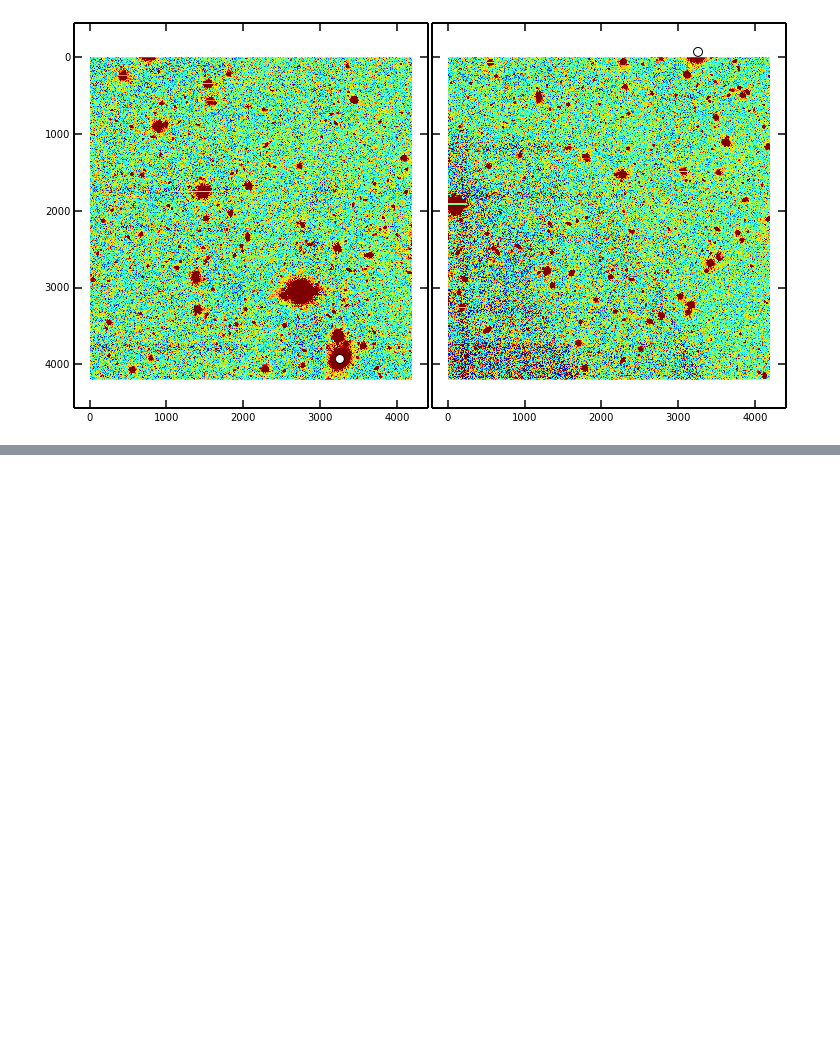
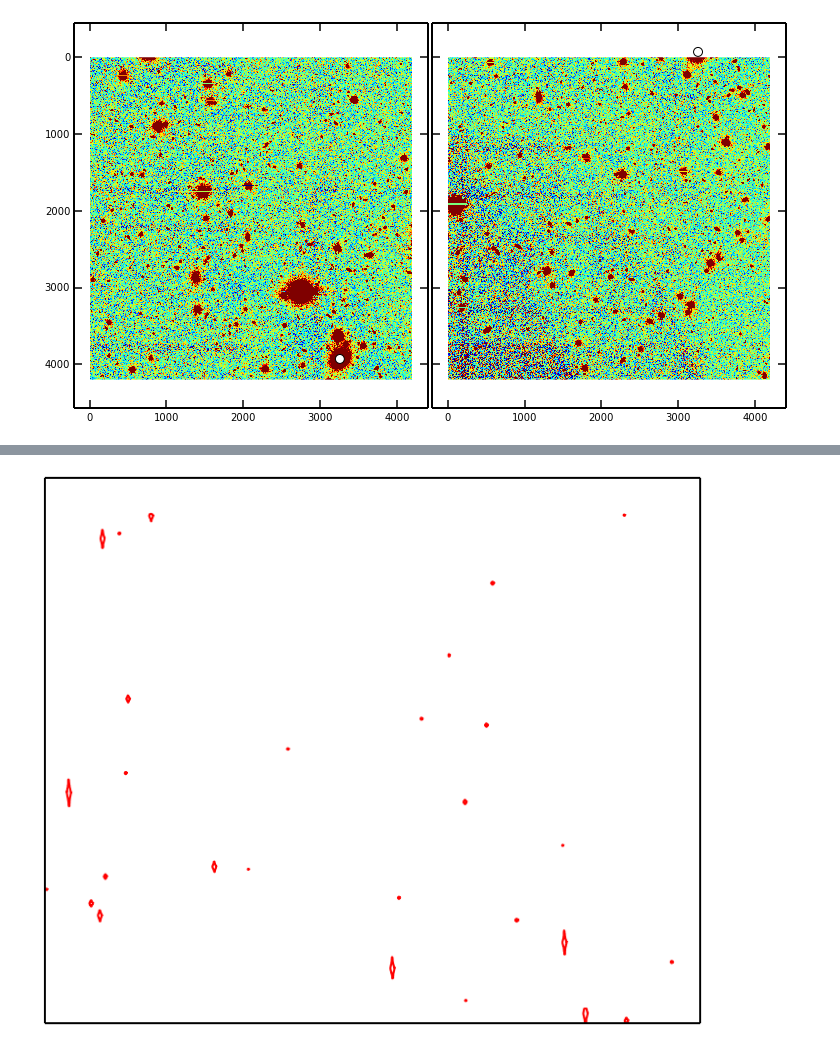
Before and after one commit to johnnygreco/hs_hsc, a Jupyter notebook: py/ipynb/coaddMatchTest.ipynb, the cells around one changed output, grey strips where cells are left out. Drawn from its saved outputs; the diff is of its cells as text; code cells hidden in the pictures; blank space fills up the shorter version.

```diff
--- a/py/ipynb/coaddMatchTest.ipynb
+++ b/py/ipynb/coaddMatchTest.ipynb
@@ -463,0 +488,8 @@ fig.subplots_adjust(bottom=0.1, right=0.95, top=0.99, wspace=0.01)
+# %%
+rootDir = '/lustre/Subaru/SSP/rerun/yasuda/SSP3.4.1_cosmos_setWeight/'
+tract   = 0
+patch   = '7,1'
+filter  = 'HSC-R'
+file    = rootDir + 'deepCoadd/' + filter + '/' + str(tract) + '/' + patch + '.fits'
+import os
+os.path.isfile(file)
@@ -463,0 +553,29 @@ fig.subplots_adjust(bottom=0.1, right=0.95, top=0.99, wspace=0.01)
+# %%
+butler = dafPersist.Butler(rootDir)
+calExp = butler.get('deepCoadd', tract=tract, patch=patch, filter=filter, immediate=True)
+mskImg = calExp.getMaskedImage().getMask()
+noData = copy.deepcopy(mskImg)
+noData &= noData.getPlaneBitMask('NO_DATA')
+noDataArr = noData.getArray()
+noDataArr = np.lib.pad(noDataArr, ((1, 1), (1, 1)), 'constant', constant_values=0)
+# %%
+contoursAll = find_contours(noDataArr, 0)
+# %%
+fig, ax = plt.subplots()
+#ax.imshow(noDataArr, interpolation='nearest', cmap=plt.cm.gray)
+for n, contour in enumerate(contoursAll):
+    contourCoords = approximate_polygon(contour, tolerance=4)
+    if len(contourCoords) > 3:
+        maskLine = LineString(contourCoords)
+        if maskLine.is_valid:
+            poly = Polygon(contour)
+            bounds = poly.boundary
+            x, y = bounds.xy
+            ax.plot(x, y, linewidth=2, color='r')
+            #print poly.area
+
+ax.set_xticks([])
+ax.set_yticks([])
+plt.show()
+# %% [output]
+[figure, added]
```
Also changed, not shown: parts of 19 cells of this notebook, 1 other file.
